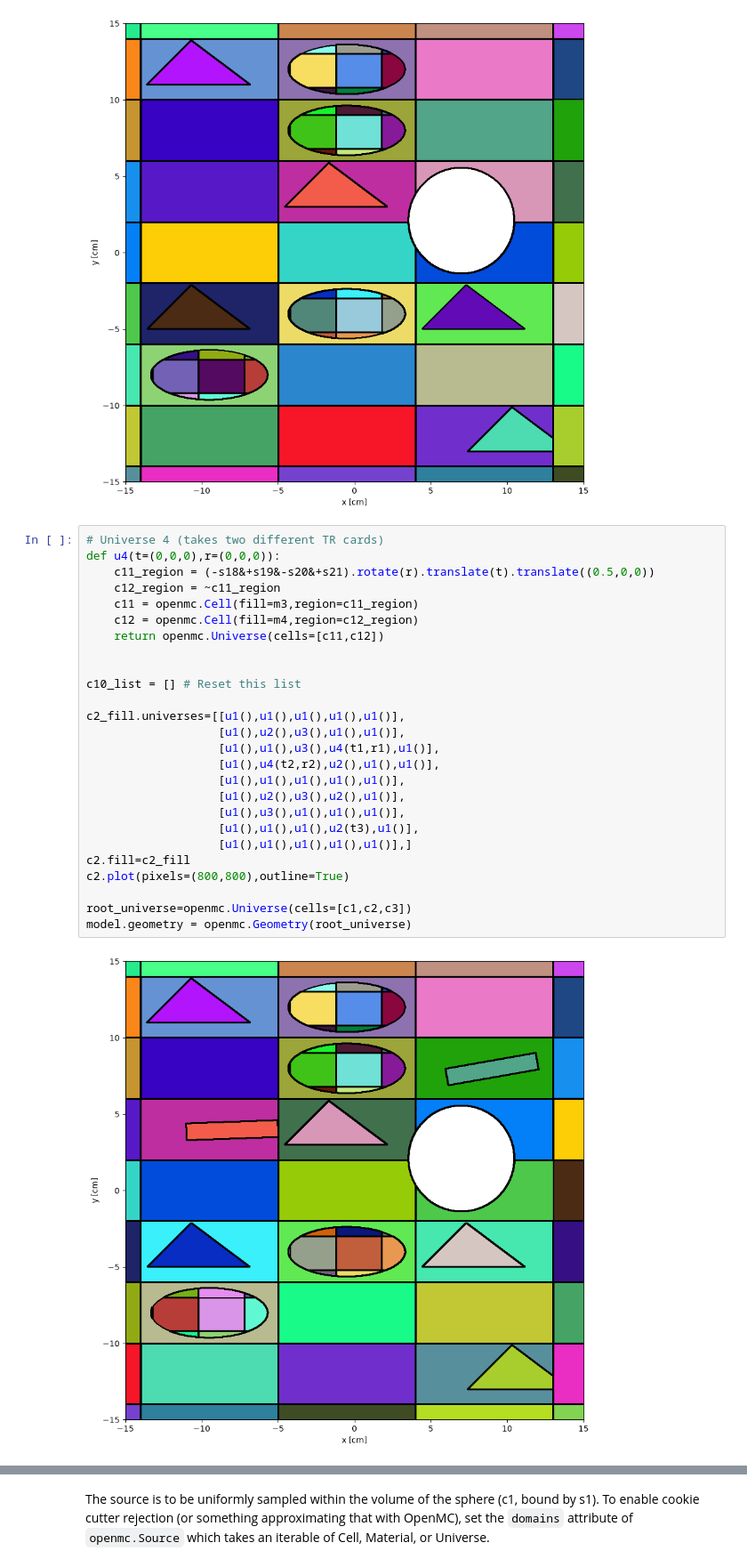
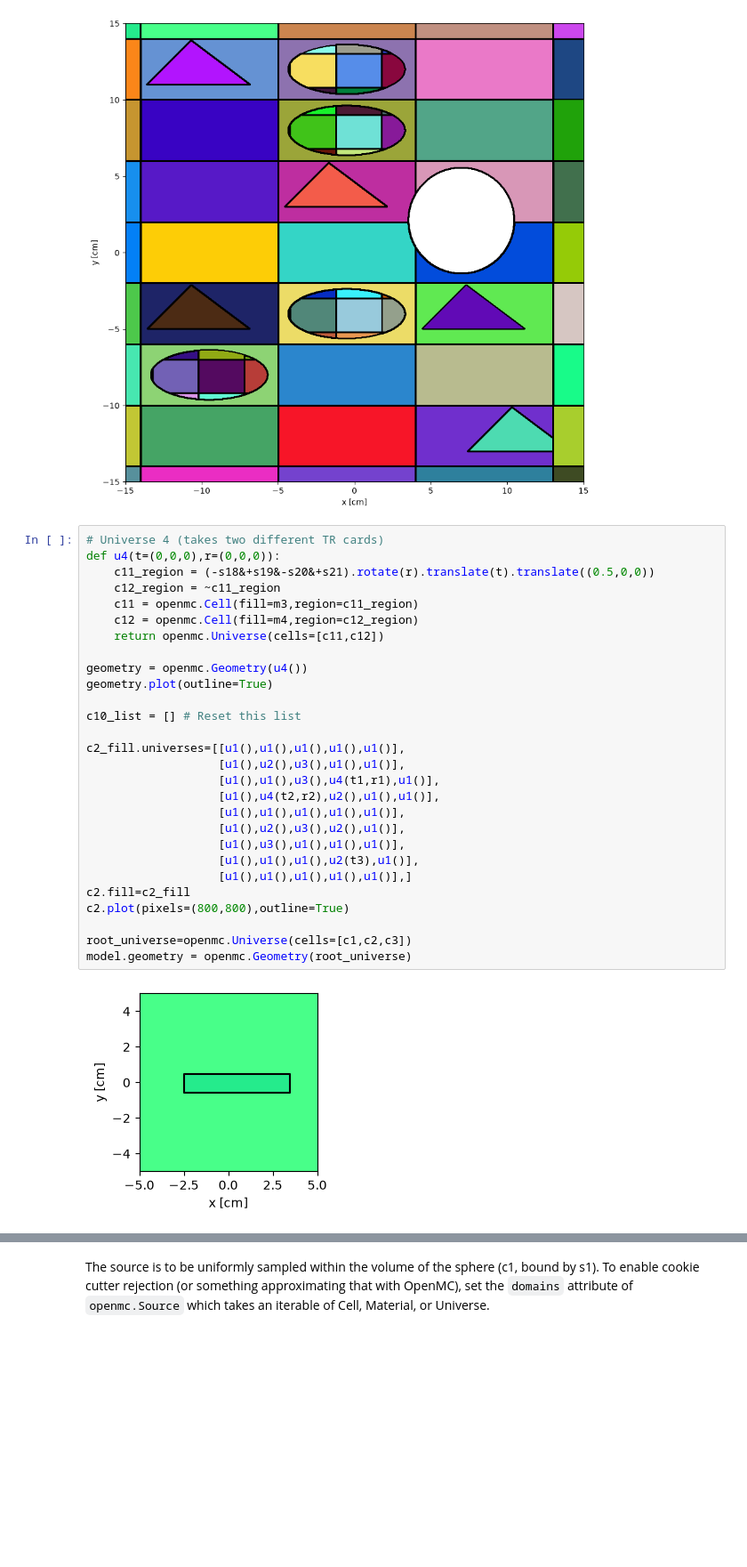
Before and after one commit to johvincau/mcnp-primer-to-openmc, a Jupyter notebook: ex21_lattice_complex.ipynb, the cells around one changed output, grey strips where cells are left out. Shown at 89% size. Drawn from its saved outputs; the diff is of its cells as text; blank space fills up the shorter version.

```diff
--- a/ex21_lattice_complex.ipynb
+++ b/ex21_lattice_complex.ipynb
@@ -284,28 +284,30 @@ c2.plot(pixels=(800,800),outline=True)
 # %%
 # Universe 4 (takes two different TR cards)
 def u4(t=(0,0,0),r=(0,0,0)):
     c11_region = (-s18&+s19&-s20&+s21).rotate(r).translate(t).translate((0.5,0,0))
     c12_region = ~c11_region
     c11 = openmc.Cell(fill=m3,region=c11_region)
     c12 = openmc.Cell(fill=m4,region=c12_region)
     return openmc.Universe(cells=[c11,c12])
 
+geometry = openmc.Geometry(u4())
+geometry.plot(outline=True)
 
 c10_list = [] # Reset this list
 
 c2_fill.universes=[[u1(),u1(),u1(),u1(),u1()],
                    [u1(),u2(),u3(),u1(),u1()],
                    [u1(),u1(),u3(),u4(t1,r1),u1()],
                    [u1(),u4(t2,r2),u2(),u1(),u1()],
                    [u1(),u1(),u1(),u1(),u1()],
                    [u1(),u2(),u3(),u2(),u1()],
                    [u1(),u3(),u1(),u1(),u1()],
                    [u1(),u1(),u1(),u2(t3),u1()],
                    [u1(),u1(),u1(),u1(),u1()],]
 c2.fill=c2_fill
 c2.plot(pixels=(800,800),outline=True)
 
 root_universe=openmc.Universe(cells=[c1,c2,c3])
 model.geometry = openmc.Geometry(root_universe)
 # %% [output]
-[figure, old version]
+[figure, new version]
```
Also changed, not shown: parts of 6 cells of this notebook, 6 other files.
